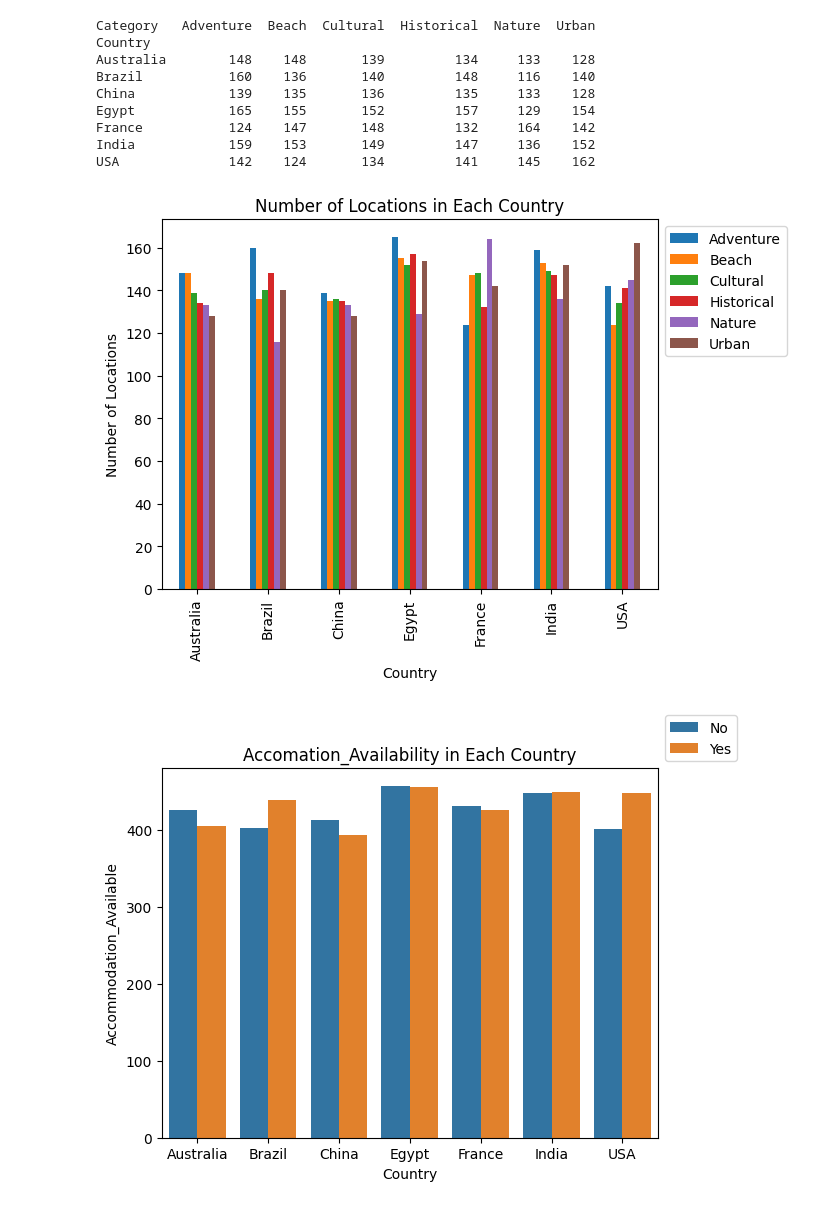
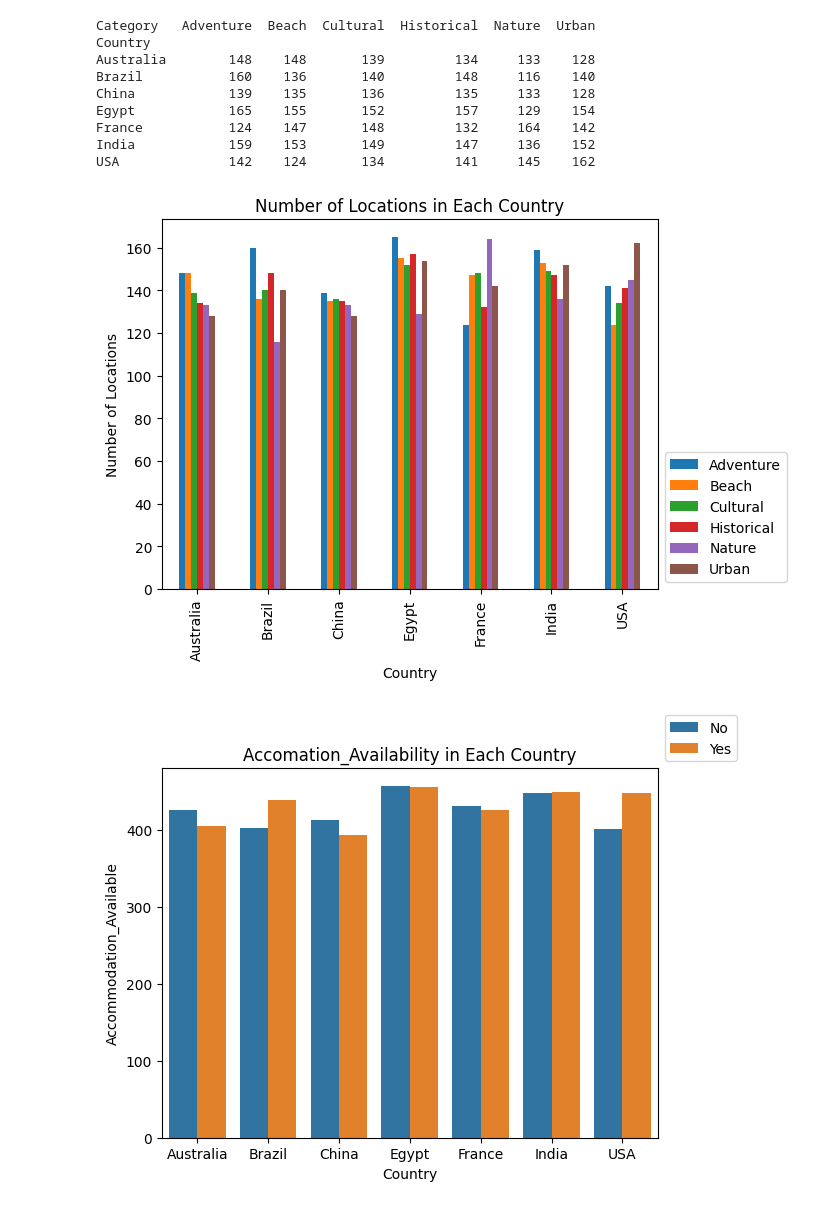
Before and after one commit to Mirai-Kuma/DSProject, a Jupyter notebook: JA_ProjectTourism.ipynb, the cells around one changed output. Cells and saved outputs as stored; diff of their text form; code cells hidden in the pictures.

```diff
--- a/JA_ProjectTourism.ipynb
+++ b/JA_ProjectTourism.ipynb
@@ -50,13 +50,13 @@ USA              142    124       134         141     145    162
 # %%
 # Graph Category in Each Country
 iPC.plot(kind='bar')
 plt.xlabel("Country")
 plt.ylabel("Number of Locations")
 plt.title("Number of Locations in Each Country")
-plt.legend(loc='upper left', bbox_to_anchor=(1, 1))
+plt.legend(loc='lower left', bbox_to_anchor=(1, 0))
 plt.show()
 # %% [output]
-[figure, old version]
+[figure, new version]
 # %%
 # Accomation_Availability in Each Country
 data = tour.groupby(['Country', 'Accommodation_Available']).size().reset_index(name='Counts')
```
